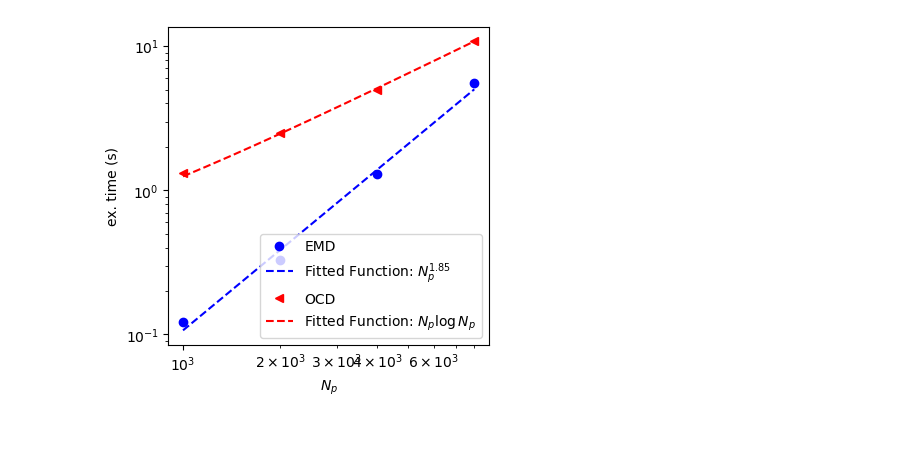
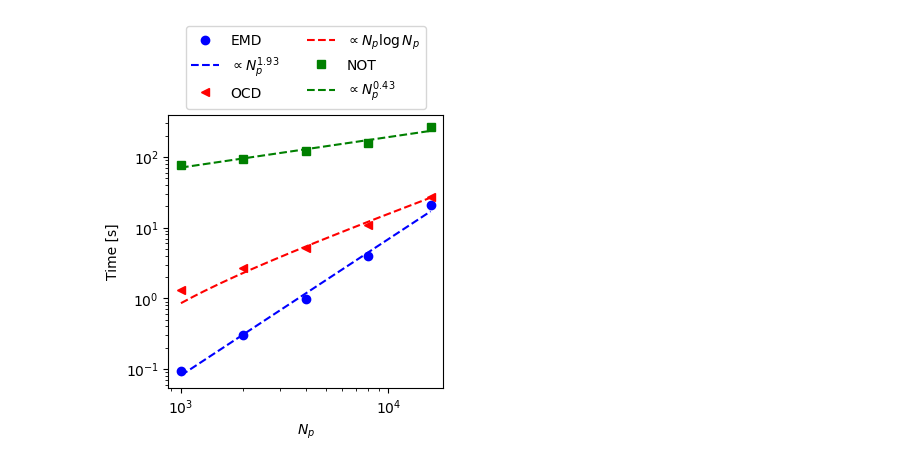
Before and after one commit to mohsensadr/OCD, a Jupyter notebook: examples/Cost_Np.ipynb, the cells around one changed output. Drawn from its saved outputs; the diff is of its cells as text; code cells hidden in the pictures; blank space fills up the shorter version.

```diff
--- a/examples/Cost_Np.ipynb
+++ b/examples/Cost_Np.ipynb
@@ -216,35 +488,41 @@ def fit_f_log_f(x, y, xx):
     fitted_y = model(xx, *popt)
     return fitted_y, a_opt, b_opt
 
 def fit_log(x, y, xx):
     log_x = np.log10(x)
     log_y = np.log10(y)
     slope, intercept, r_value, p_value, std_err = linregress(log_x, log_y)
     slope_str = f'{slope:.2f}'
     fitted_y = 10**(intercept + slope * np.log10(xx))
     return fitted_y, slope_str
 
 # Fitting
 xx = np.linspace(Nps[0], Nps[-1], 200)
 
 fitted_emd, slope_emd = fit_log(Nps, emd_time, xx)
 fitted_ocd, a_opt, b_opt = fit_f_log_f(np.array(Nps), np.array(ocd_time), xx)
+fitted_not, slope_not = fit_log(Nps, not_time, xx)
 
 # Plot
 fig, ax = plt.subplots()
 
 ax.plot(Nps, emd_time, label="EMD", marker="o", linestyle="", color="blue")
-ax.plot(xx, fitted_emd, label=rf'Fitted Function: $N_p^{{{slope_emd}}}$', color='blue', linestyle="--")
+ax.plot(xx, fitted_emd, label=rf'$\propto N_p^{{{slope_emd}}}$', color='blue', linestyle="--")
 
 ax.plot(Nps, ocd_time, label="OCD", marker="<", linestyle="", color="red")
-ax.plot(xx, fitted_ocd, label=r'Fitted Function: $N_p \log N_p$', color='red', linestyle="--")
+ax.plot(xx, fitted_ocd, label=r'$\propto N_p \log N_p$', color='red', linestyle="--")
 
-ax.set_ylabel("ex. time (s)")
+ax.plot(Nps, not_time, label="NOT", marker="s", linestyle="", color="green")
+ax.plot(xx, fitted_not, label=rf'$\propto N_p^{{{slope_not}}}$', color='green', linestyle="--")
+
+ax.set_ylabel("Time [s]")
 ax.set_xlabel(r"$N_p$")
 ax.set_yscale('log')
 ax.set_xscale('log')
 
-ax.legend()
+ax.legend(loc='upper center', bbox_to_anchor=(0.5, 1.35), ncol=2)
+
 fig.set_size_inches(size*cm*1.5, size*cm*1.5)
+fig.savefig('ex_Np_new.pdf',format='pdf', bbox_inches="tight", dpi=300)
 # %% [output]
-[figure, old version]
+[figure, new version]
```
Also changed, not shown: parts of 14 cells of this notebook.
